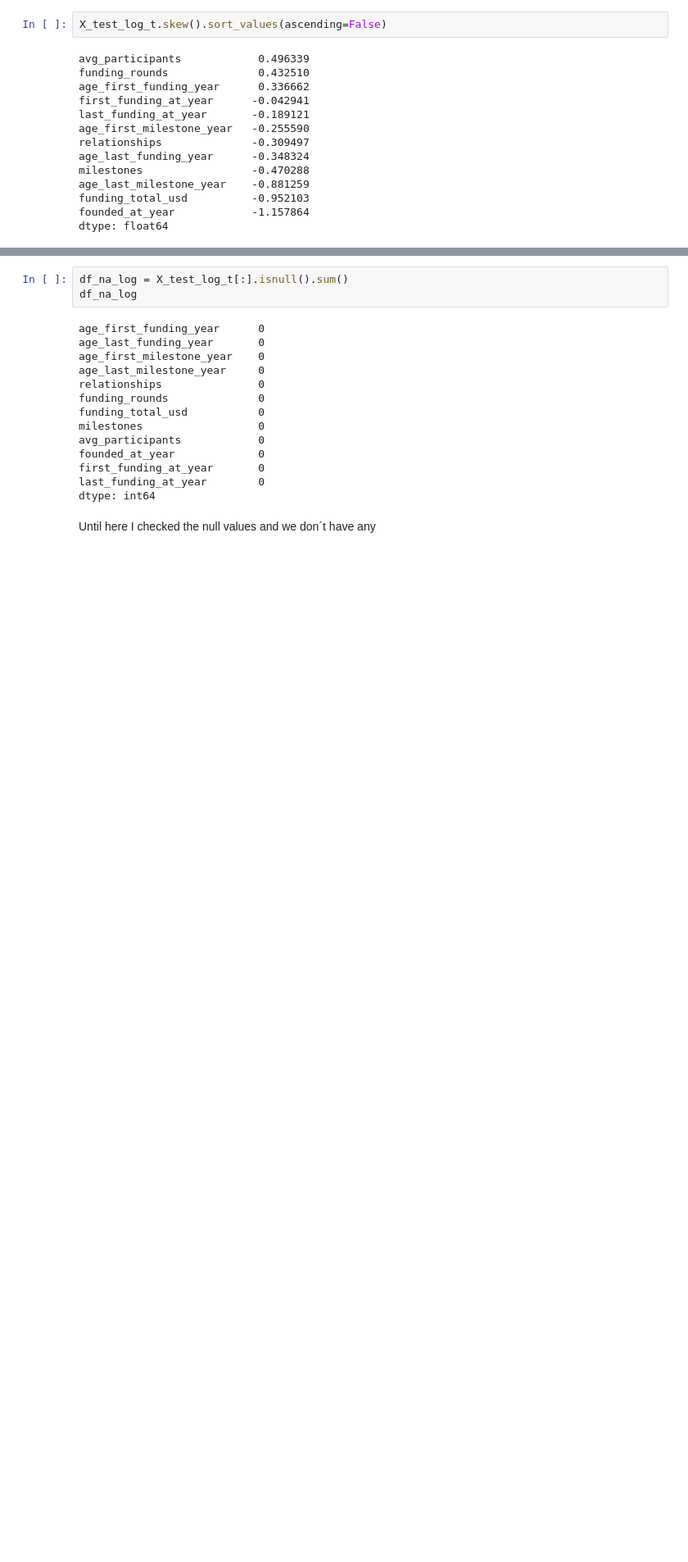
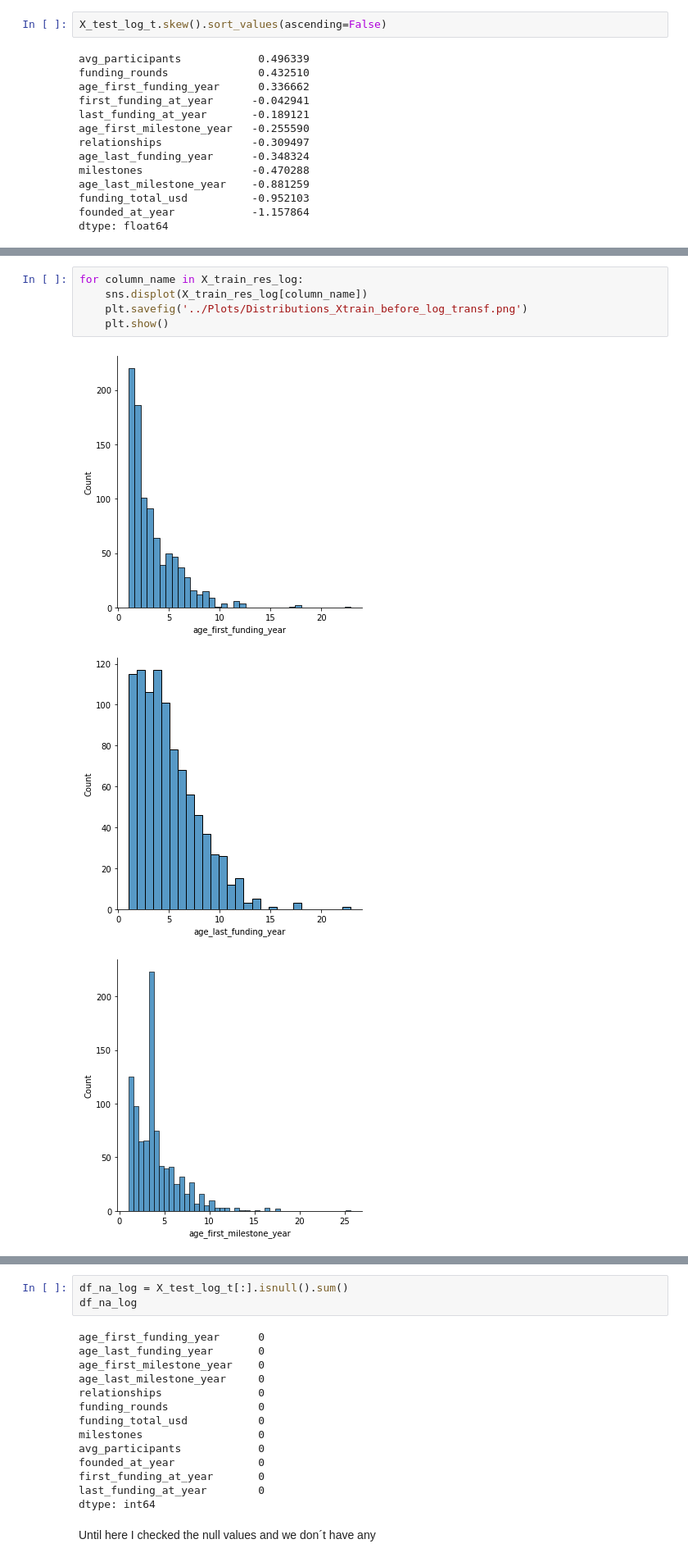
Before and after one commit to Paulabvc/startups_project, a Jupyter notebook: Final_project_startup/notebooks/Prediction.ipynb, the cells around one changed output, grey strips where cells are left out. Shown at 82% size. Cells and saved outputs as stored; diff of their text form; blank space fills up the shorter version.

```diff
--- a/Final_project_startup/notebooks/Prediction.ipynb
+++ b/Final_project_startup/notebooks/Prediction.ipynb
@@ -362,0 +363,9 @@ dtype: float64
+# %%
+for column_name in X_train_res_log:
+    sns.displot(X_train_res_log[column_name])
+    plt.savefig('../Plots/Distributions_Xtrain_before_log_transf.png')
+    plt.show()
+# %% [output]
+[figure, added]
+[figure, added]
+[figure, added]
```
Also changed, not shown: parts of 36 cells of this notebook, 17 other files.
